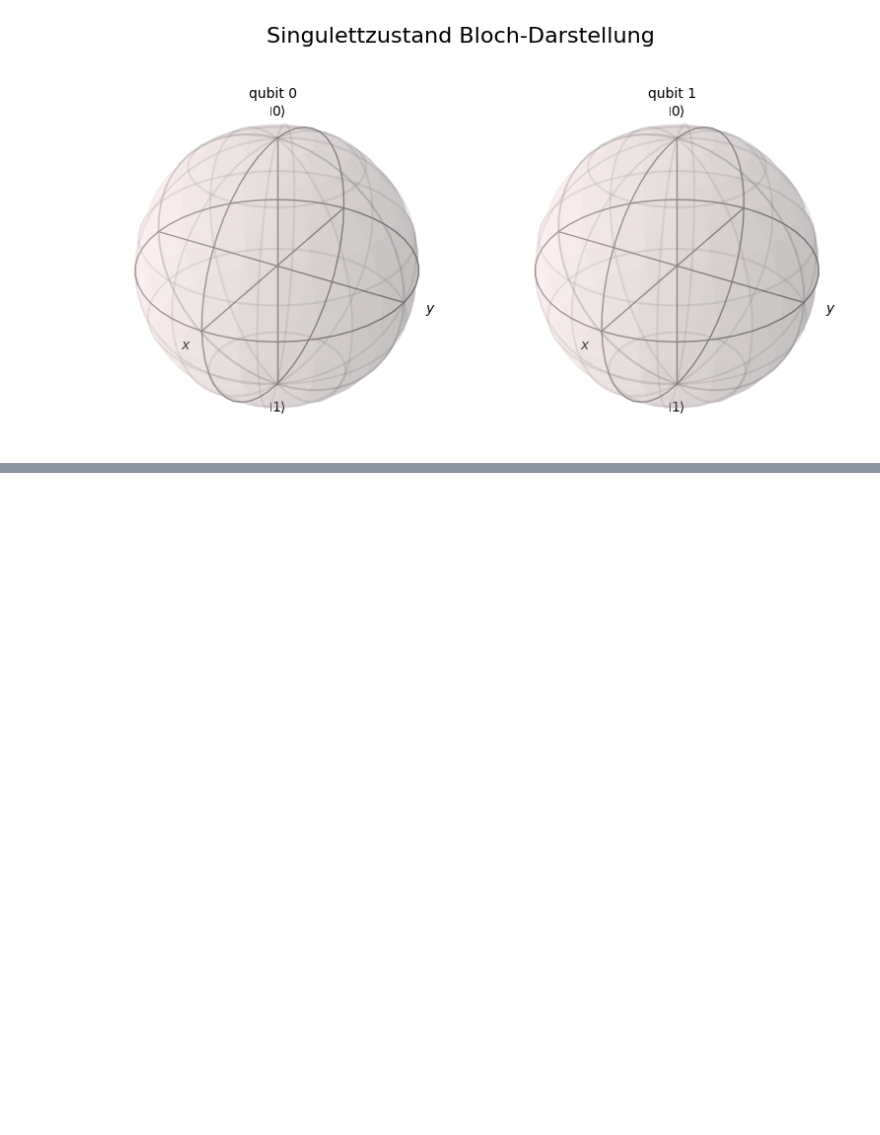
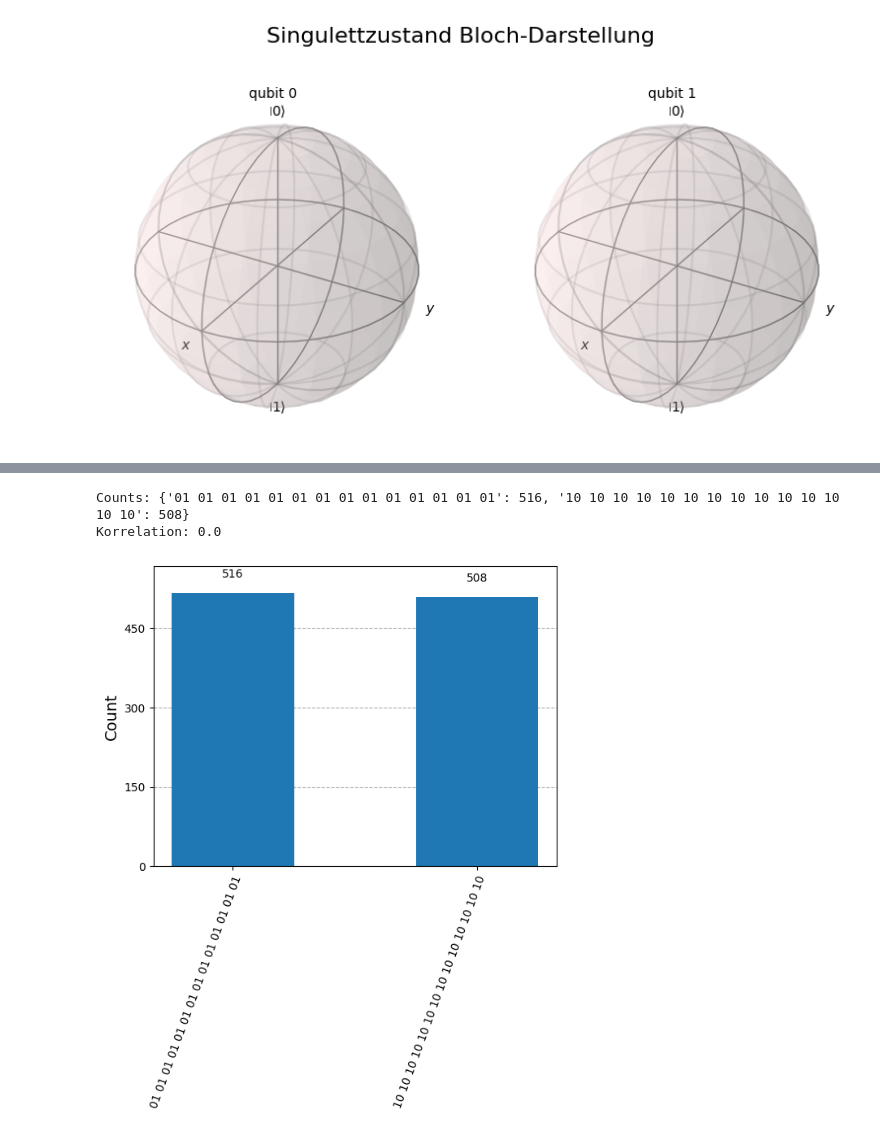
Before and after one commit to jnwee/quantum-keydistribution-studproj, a Jupyter notebook: e91/e91_simulation.ipynb, the cells around one changed output, grey strips where cells are left out. Saved outputs shown, nothing was run; the diff lists cells and outputs as text; code cells hidden in the pictures; blank space fills up the shorter version.

```diff
--- a/e91/e91_simulation.ipynb
+++ b/e91/e91_simulation.ipynb
@@ -48,12 +126,5 @@ Die folgende Funktion `correlation` wird später gebraucht, um aus **Zählstatis
 # %%
 def correlation(counts):
-    """
-    Erwartungswert E = ( (#00 + #11) - (#01 + #10)) / (Summe aller counts)
-    Interpretation:
-    - Qubit 0 -> Bit a
-    - Qubit 1 -> Bit b
-    - 0 => +1, 1 => -1
-    """
     shots = sum(counts.values())
     c00 = counts.get('00', 0)
     c11 = counts.get('11', 0)
@@ -122 +202,15 @@ fig.show()
+# %%
+qc_singlet.measure_all()
+
+transpiled_singlet = transpile(qc_singlet, simulator)
+job = simulator.run(transpiled_singlet)
+result = job.result()
+counts = result.get_counts()
+print("Counts:", counts)
+print("Korrelation:", correlation(counts))
+histogram = plot_histogram(counts)
+# %% [output]
+Counts: {'01 01 01 01 01 01 01 01 01 01 01 01 01 01': 516, '10 10 10 10 10 10 10 10 10 10 10 10 10 10': 508}
+Korrelation: 0.0
+[figure, added]
 # %% [markdown]
```
Also changed, not shown: parts of 19 cells of this notebook.
